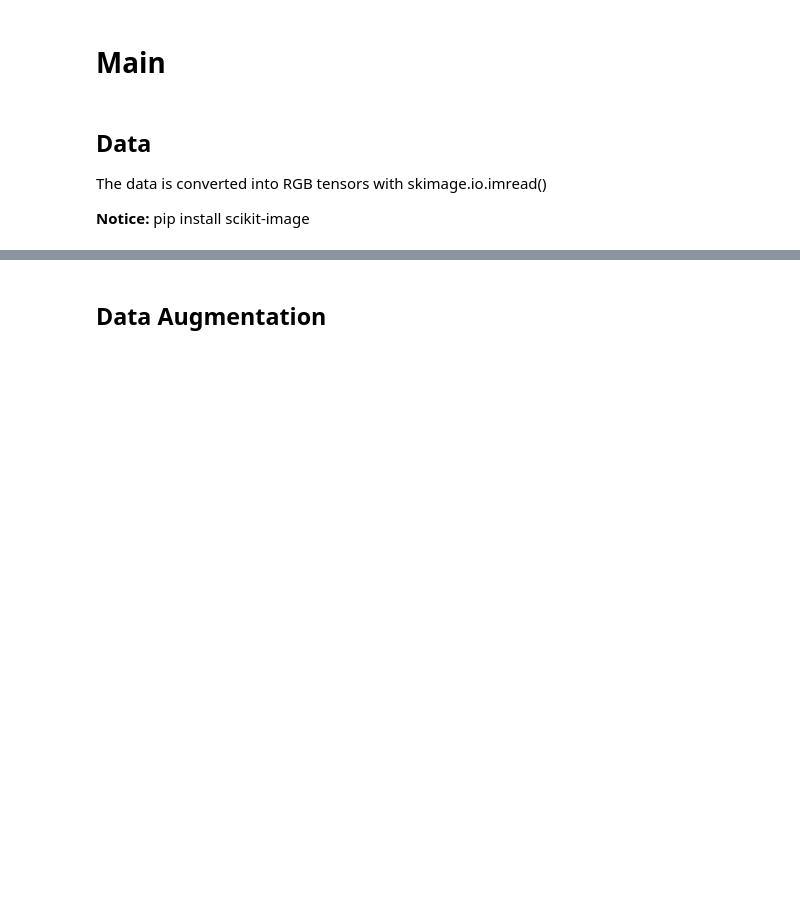
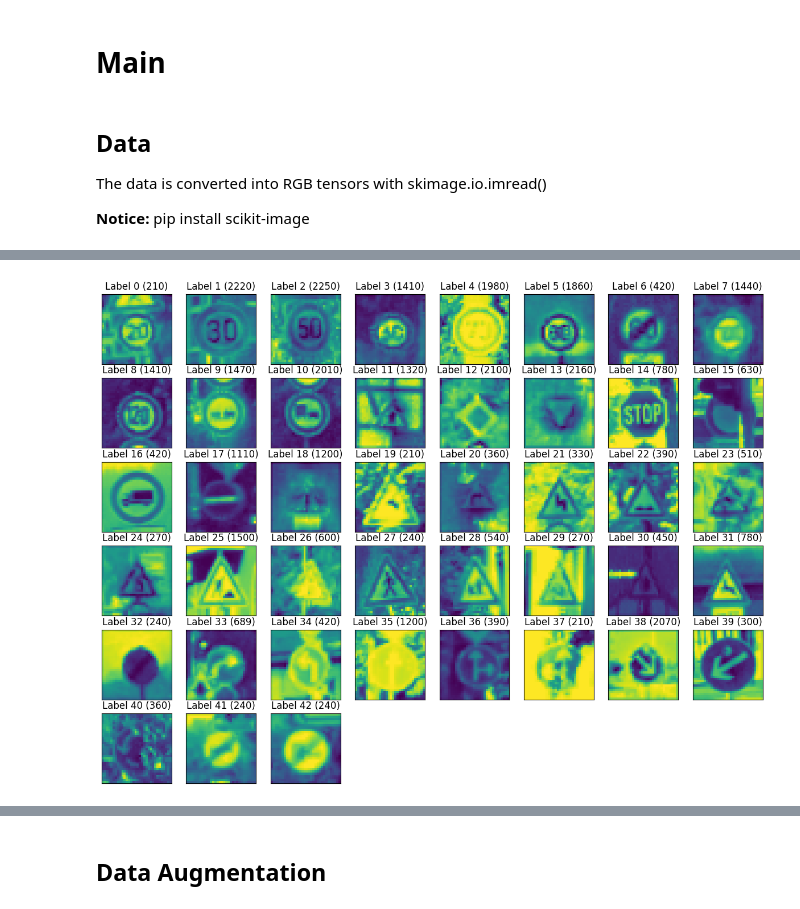
Before and after one commit to isthatm/TrafficSignClassification, a Jupyter notebook: src/DL_traffic_sign.ipynb, the cells around one changed output, grey strips where cells are left out. Cells and saved outputs as stored; diff of their text form; code cells hidden in the pictures; blank space fills up the shorter version.

```diff
--- a/src/DL_traffic_sign.ipynb
+++ b/src/DL_traffic_sign.ipynb
@@ -261,0 +249,5 @@ display_images(preprocess_images(train_images, improveCon=True), train_labels, g
+# %%
+# Display all images
+display_images(preprocess_images(train_images), train_labels)
+# %% [output]
+[figure, added]
```
Also changed, not shown: parts of 49 cells of this notebook, 2 other files.
